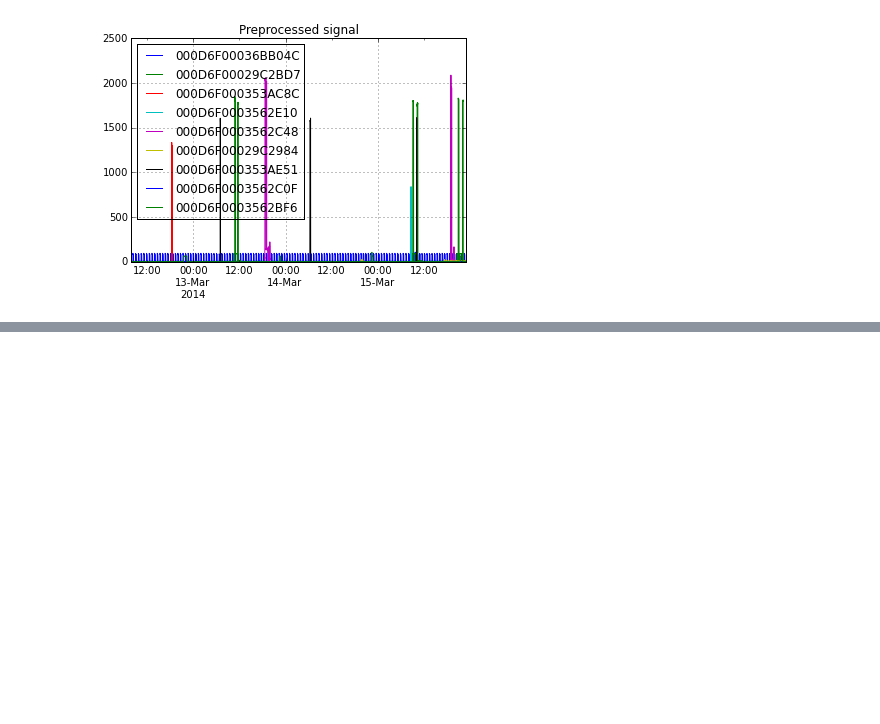
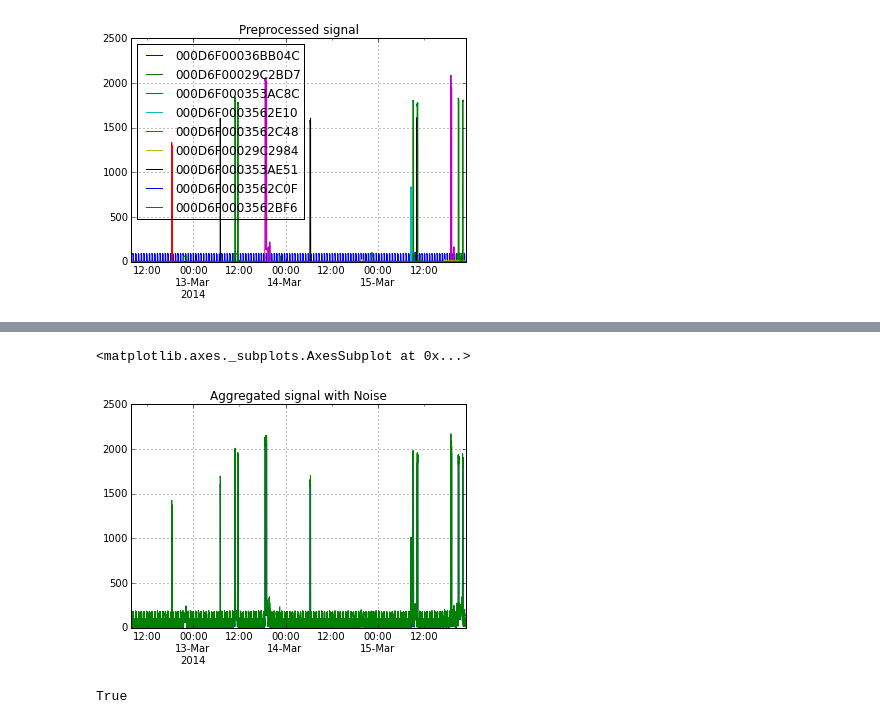
Before and after one commit to pilillo/needle-load-detector, a Jupyter notebook: needle-tests.ipynb, the cells around one changed output, grey strips where cells are left out. Cells and saved outputs as stored; diff of their text form; code cells hidden in the pictures; blank space fills up the shorter version.

```diff
--- a/needle-tests.ipynb
+++ b/needle-tests.ipynb
@@ -145,0 +100,14 @@ plt.show()
+# %%
+agg = processor.get_aggregated_signal()
+agg.plot(title="Ideal aggregated signal")
+
+max_noise = 100.0 # W max power noise
+agg = agg + max_noise * np.random.random_sample(len(agg))
+agg.plot(title="Aggregated signal with Noise")
+# %% [output]
+<matplotlib.axes._subplots.AxesSubplot at 0x...>
+[figure, added]
+# %%
+min(agg) > 0.0
+# %% [output]
+True
```
Also changed, not shown: parts of 3 cells of this notebook.
